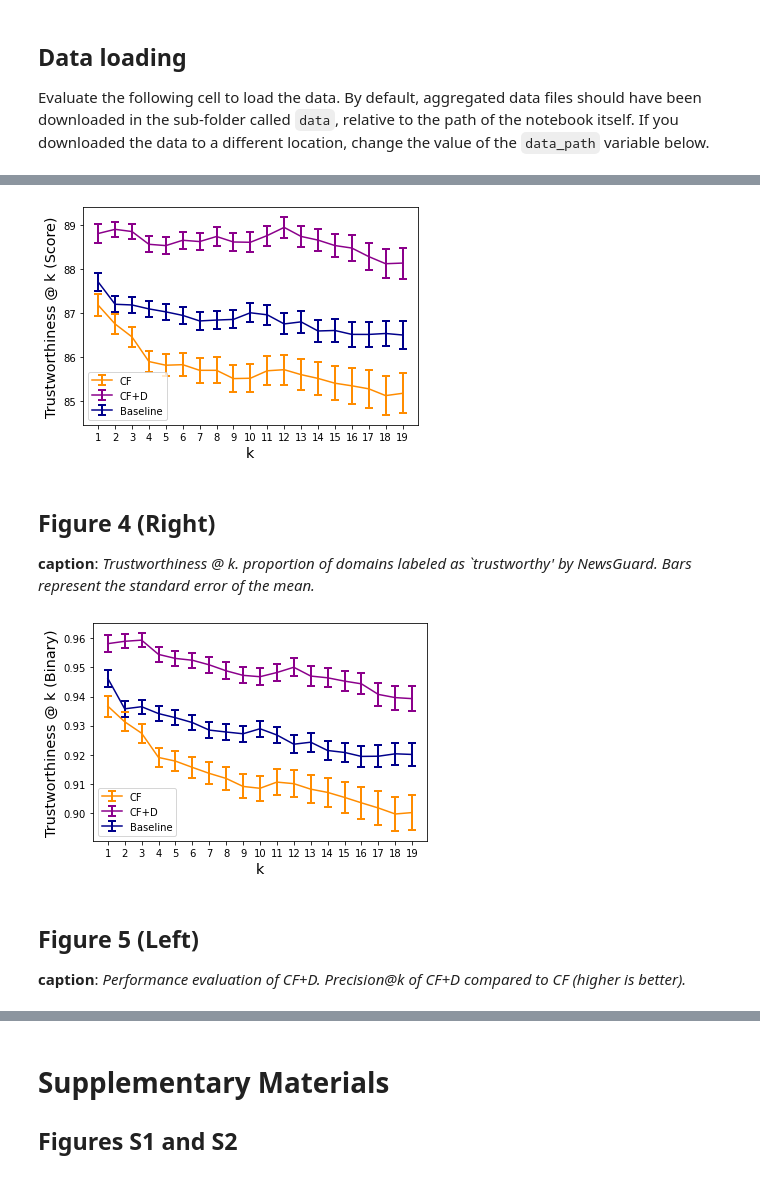
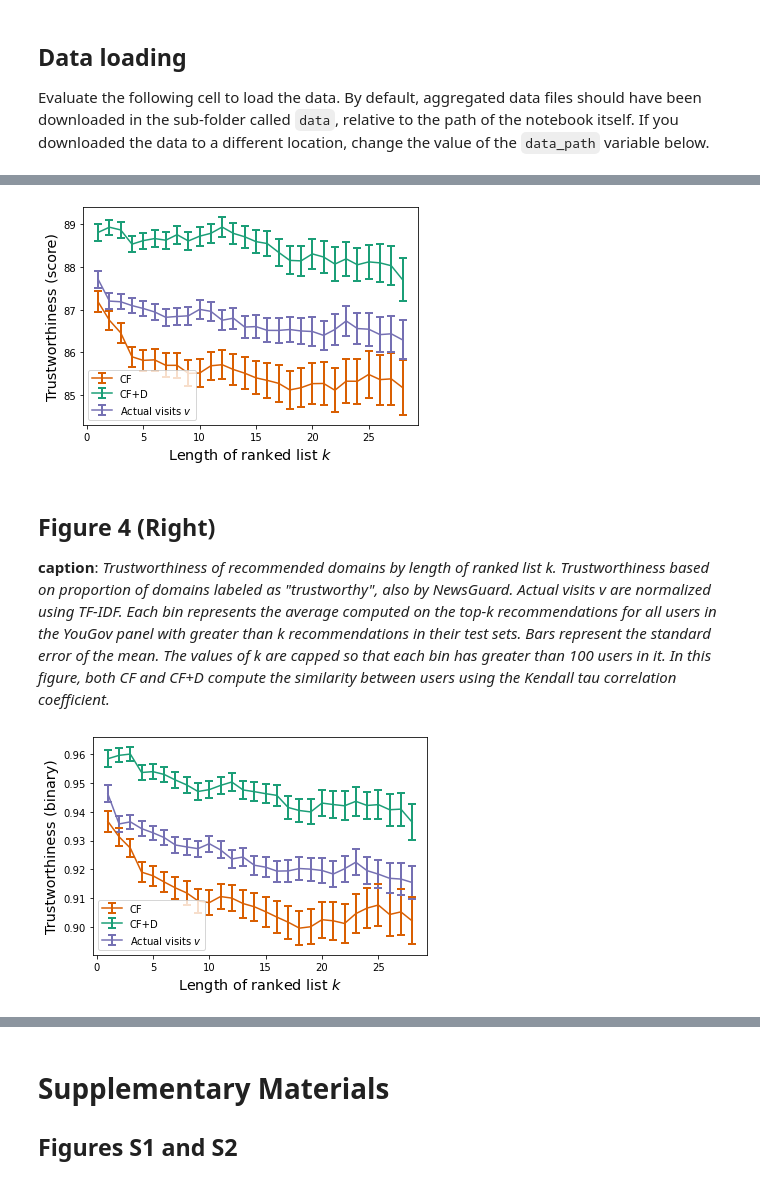
Before and after one commit to glciampaglia/InfoDiversity, a Jupyter notebook: Fig_4_to_6_suppl_python.ipynb, the cells around one changed output, grey strips where cells are left out. Drawn from its saved outputs; the diff is of its cells as text; code cells hidden in the pictures.

```diff
--- a/Fig_4_to_6_suppl_python.ipynb
+++ b/Fig_4_to_6_suppl_python.ipynb
@@ -38,53 +40,51 @@ __caption__: _Trustworthiness @ k. Trustworthiness scores from NewsGuard. Bars r
 # %%
-trustworthiness_score_CF = kendall_df[0]['TS_CF'].values
-trustworthiness_score_CF_err = kendall_df[0]['TS_CF_err'].values
+k_capped = 28
 
-trustworthiness_score_D = kendall_df[0]['TS_D'].values
-trustworthiness_score_D_err = kendall_df[0]['TS_D_err'].values
+trustworthiness_score_CF = kendall_df[0]['TS_CF'].values[0:k_capped]
+trustworthiness_score_CF_err = kendall_df[0]['TS_CF_err'].values[0:k_capped]
 
-trustworthiness_score_baseline = baseline_df['TS'].values
-trustworthiness_score_baseline_err = baseline_df['TS_err'].values
+trustworthiness_score_D = kendall_df[0]['TS_D'].values[0:k_capped]
+trustworthiness_score_D_err = kendall_df[0]['TS_D_err'].values[0:k_capped]
 
-k_values = kendall_df[0]['k'].values
+trustworthiness_score_baseline = baseline_df['TS'].values[0:k_capped]
+trustworthiness_score_baseline_err = baseline_df['TS_err'].values[0:k_capped]
 
-plt.errorbar(k_values,trustworthiness_score_CF,yerr=trustworthiness_score_CF_err,capsize=4,elinewidth=2,markeredgewidth=2,color="darkorange",label="CF")
-plt.errorbar(k_values,trustworthiness_score_D,yerr=trustworthiness_score_D_err,capsize=4,elinewidth=2,markeredgewidth=2,color="darkmagenta",label="CF+D")
-plt.errorbar(k_values,trustworthiness_score_baseline,yerr=trustworthiness_score_baseline_err,capsize=4,elinewidth=2,markeredgewidth=2,color="darkblue",label="Baseline")
+k_values = kendall_df[0]['k'].values[0:k_capped]
+
+plt.errorbar(k_values,trustworthiness_score_CF,yerr=trustworthiness_score_CF_err,capsize=4,elinewidth=2,markeredgewidth=2,color="#d95f02",label="CF")
+plt.errorbar(k_values,trustworthiness_score_D,yerr=trustworthiness_score_D_err,capsize=4,elinewidth=2,markeredgewidth=2,color="#1b9e77",label="CF+D")
+plt.errorbar(k_values,trustworthiness_score_baseline,yerr=trustworthiness_score_baseline_err,capsize=4,elinewidth=2,markeredgewidth=2,color="#7570b3",label="Actual visits $\it{v}$")
 plt.legend()
-plt.xlabel('k',fontsize='x-large')
-plt.xticks(k_values,range(1,20))
-plt.ylabel('Trustworthiness @ k (Score)',fontsize='x-large')
+plt.xlabel('Length of ranked list $\it{k}$',fontsize='x-large')
+plt.ylabel('Trustworthiness (score)',fontsize='x-large')
 plt.show()
 # %% [output]
-[figure, old version]
+[figure, new version]
-# %% [markdown]
-## Figure 4 (Right)
-
-__caption__: _Trustworthiness @ k. proportion of domains labeled as \`trustworthy\' by NewsGuard. Bars represent the standard error of the mean._
+# %% [markdown]
+## Figure 4 (Right)
+
+__caption__: _Trustworthiness of recommended domains by length of ranked list k. Trustworthiness based on proportion of domains labeled as "trustworthy", also by NewsGuard. Actual visits v are normalized using TF-IDF. Each bin represents the average computed on the top-k recommendations for all users in the YouGov panel with greater than k recommendations in their test sets. Bars represent the standard error of the mean. The values of k are capped so that each bin has greater than 100 users in it. In this figure, both CF and CF+D compute the similarity between users using the Kendall tau correlation coefficient._
 # %%
-trustworthiness_binary_CF = kendall_df[0]['TB_CF'].values
-trustworthiness_binary_CF_err = kendall_df[0]['TB_CF_err'].values
+k_capped = 28
 
-trustworthiness_binary_D = kendall_df[0]['TB_D'].values
-trustworthiness_binary_D_err = kendall_df[0]['TB_D_err'].values
+trustworthiness_binary_CF = kendall_df[0]['TB_CF'].values[0:k_capped]
+trustworthiness_binary_CF_err = kendall_df[0]['TB_CF_err'].values[0:k_capped]
 
-trustworthiness_binary_baseline = baseline_df['TB'].values
-trustworthiness_binary_baseline_err = baseline_df['TB_err'].values
+trustworthiness_binary_D = kendall_df[0]['TB_D'].values[0:k_capped]
+trustworthiness_binary_D_err = kendall_df[0]['TB_D_err'].values[0:k_capped]
 
-k_values = kendall_df[0]['k'].values
+trustworthiness_binary_baseline = baseline_df['TB'].values[0:k_capped]
+trustworthiness_binary_baseline_err = baseline_df['TB_err'].values[0:k_capped]
+
+k_values = kendall_df[0]['k'].values[0:k_capped]
 
 plt.errorbar(k_values,trustworthiness_binary_CF,
-             yerr=trustworthiness_binary_CF_err,capsize=4,elinewidth=2,markeredgewidth=2,color="darkorange",label="CF")
-plt.errorbar(k_values,trustworthiness_binary_D,yerr=trustworthiness_binary_D_err,capsize=4,elinewidth=2,markeredgewidth=2,color="darkmagenta",label="CF+D")
-plt.errorbar(k_values,trustworthiness_binary_baseline,yerr=trustworthiness_binary_baseline_err,capsize=4,elinewidth=2,markeredgewidth=2,color="darkblue",label="Baseline")
+             yerr=trustworthiness_binary_CF_err,capsize=4,elinewidth=2,markeredgewidth=2,color="#d95f02",label="CF")
+plt.errorbar(k_values,trustworthiness_binary_D,yerr=trustworthiness_binary_D_err,capsize=4,elinewidth=2,markeredgewidth=2,color="#1b9e77",label="CF+D")
+plt.errorbar(k_values,trustworthiness_binary_baseline,yerr=trustworthiness_binary_baseline_err,capsize=4,elinewidth=2,markeredgewidth=2,color="#7570b3",label="Actual visits $\it{v}$")
 plt.legend()
-plt.xlabel('k',fontsize='x-large')
-plt.xticks(k_values,range(1,20))
-plt.ylabel('Trustworthiness @ k (Binary)',fontsize='x-large')
+plt.xlabel('Length of ranked list $\it{k}$',fontsize='x-large')
+plt.ylabel('Trustworthiness (binary)',fontsize='x-large')
 plt.show()
 # %% [output]
-[figure, old version]
+[figure, new version]
-# %% [markdown]
-## Figure 5 (Left)
-
-__caption__: _Performance evaluation of CF+D. Precision@k of CF+D compared to CF (higher is better)._
```
Also changed, not shown: parts of 17 cells of this notebook, 18 other files.
